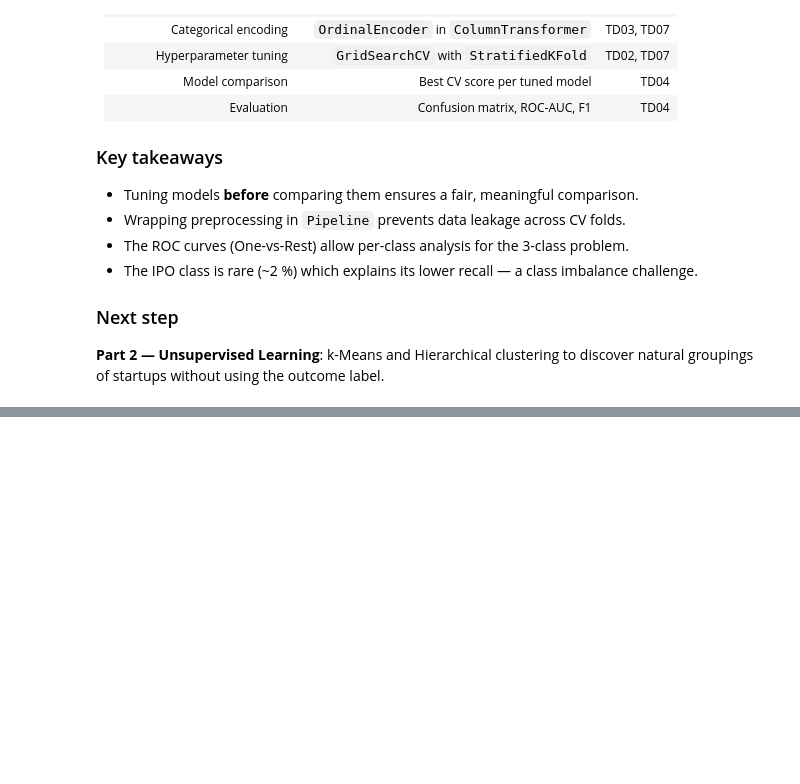
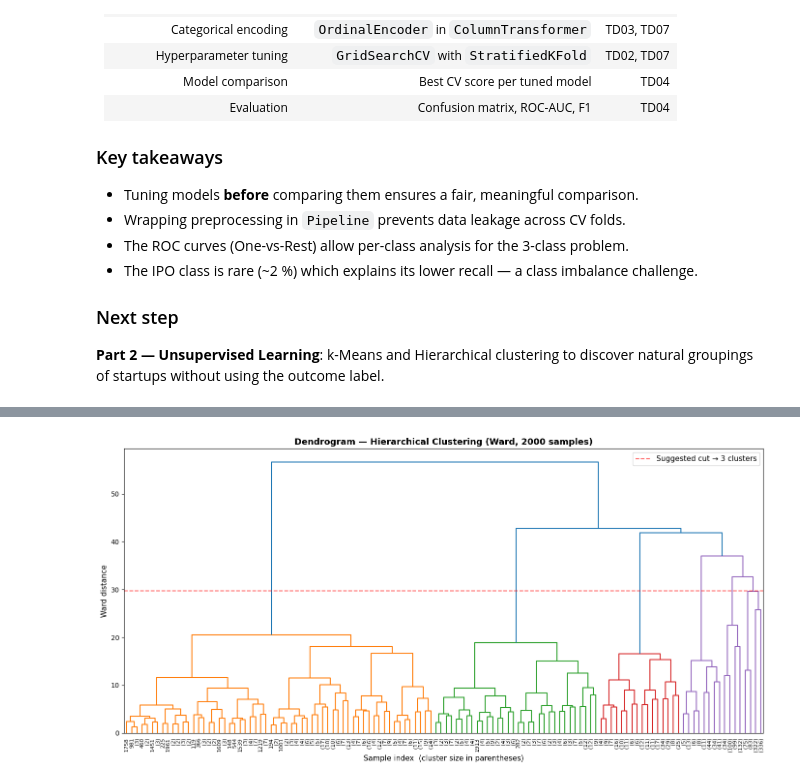
Before and after one commit to Clement-NI/Machine_learning_project_kaggle_start_up_success_data, a Jupyter notebook: scientificProject1/task.ipynb, the cells around one changed output, grey strips where cells are left out. Cells and saved outputs as stored; diff of their text form; code cells hidden in the pictures; blank space fills up the shorter version.

```diff
--- a/scientificProject1/task.ipynb
+++ b/scientificProject1/task.ipynb
@@ -704,0 +931,60 @@ natural groupings of startups without using the outcome label.
+# %%
+def plot_dendrogram(model, ax=None, **kwargs):
+    """Reconstruct linkage matrix from AgglomerativeClustering and plot dendrogram.
+
+    Adapted from the scikit-learn documentation (TD06 approach).
+    Requires the model to be fitted with distance_threshold=0 (full tree).
+    """
+    counts    = np.zeros(model.children_.shape[0])
+    n_samples = len(model.labels_)
+
+    for i, merge in enumerate(model.children_):
+        current_count = 0
+        for child_idx in merge:
+            if child_idx < n_samples:
+                current_count += 1          # leaf node
+            else:
+                current_count += counts[child_idx - n_samples]
+        counts[i] = current_count
+
+    linkage_matrix = np.column_stack([
+        model.children_,
+        model.distances_,
+        counts
+    ]).astype(float)
+
+    return dendrogram(linkage_matrix, ax=ax, **kwargs)
+
+
+# ── Subsample for hierarchical clustering ─────────────────────────────────────
+N_HC = 2_000
+rng_hc    = np.random.RandomState(RANDOM_STATE)
+idx_hc    = rng_hc.choice(len(X_scaled), size=N_HC, replace=False)
+X_hc      = X_scaled[idx_hc]
+X_hc_pca  = X_pca[idx_hc]
+y_hc      = df['outcome'].values[idx_hc]
+
+# ── Fit full tree (distance_threshold=0) to enable dendrogram ─────────────────
+hc_tree = AgglomerativeClustering(
+    n_clusters=None,
+    distance_threshold=0,
+    linkage='ward',
+    compute_full_tree=True
+)
+hc_tree.fit(X_hc)
+
+# ── Plot dendrogram ────────────────────────────────────────────────────────────
+fig, ax = plt.subplots(figsize=(14, 7))
+plot_dendrogram(hc_tree, ax=ax, truncate_mode='level', p=6,
+                leaf_rotation=90, leaf_font_size=8)
+ax.set_title(f'Dendrogram — Hierarchical Clustering (Ward, {N_HC} samples)',
+             fontsize=13, fontweight='bold')
+ax.set_xlabel('Sample index  (cluster size in parentheses)', fontsize=11)
+ax.set_ylabel('Ward distance', fontsize=11)
+ax.axhline(y=ax.get_ylim()[1] * 0.5, color='red', linestyle='--',
+           alpha=0.6, label='Suggested cut → 3 clusters')
+ax.legend(fontsize=11)
+plt.tight_layout()
+plt.show()
+# %% [output]
+[figure, added]
```
Also changed, not shown: parts of 18 cells of this notebook.
